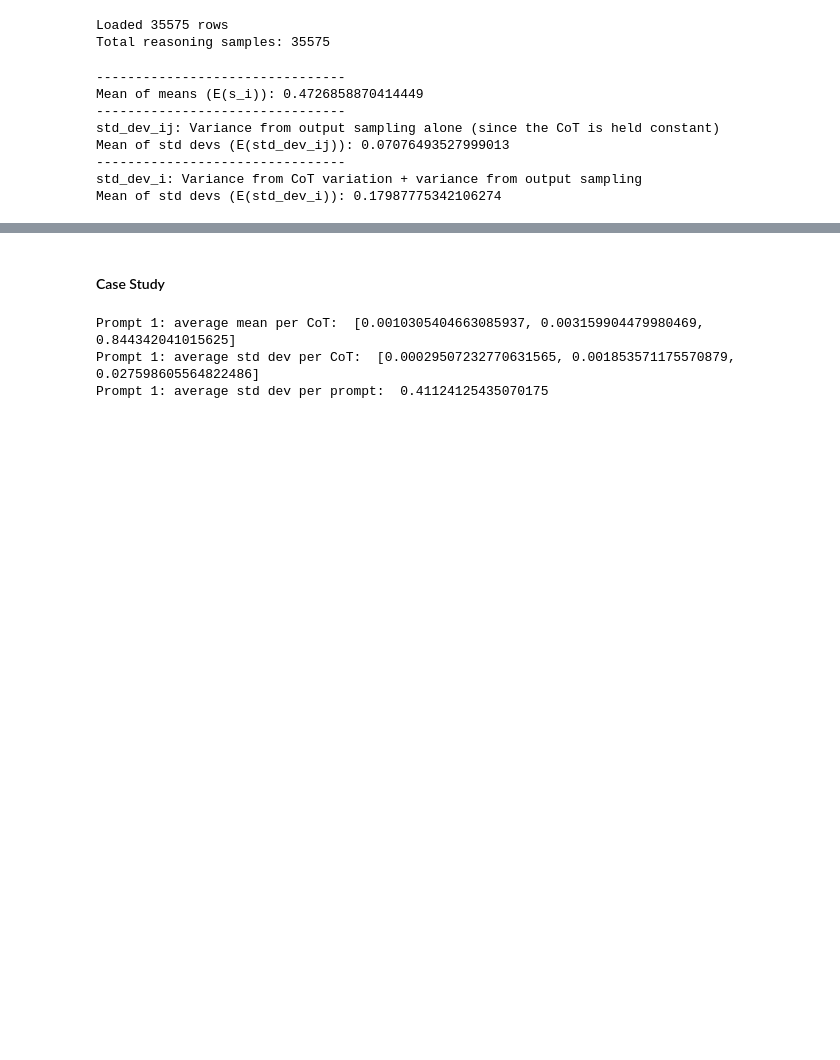
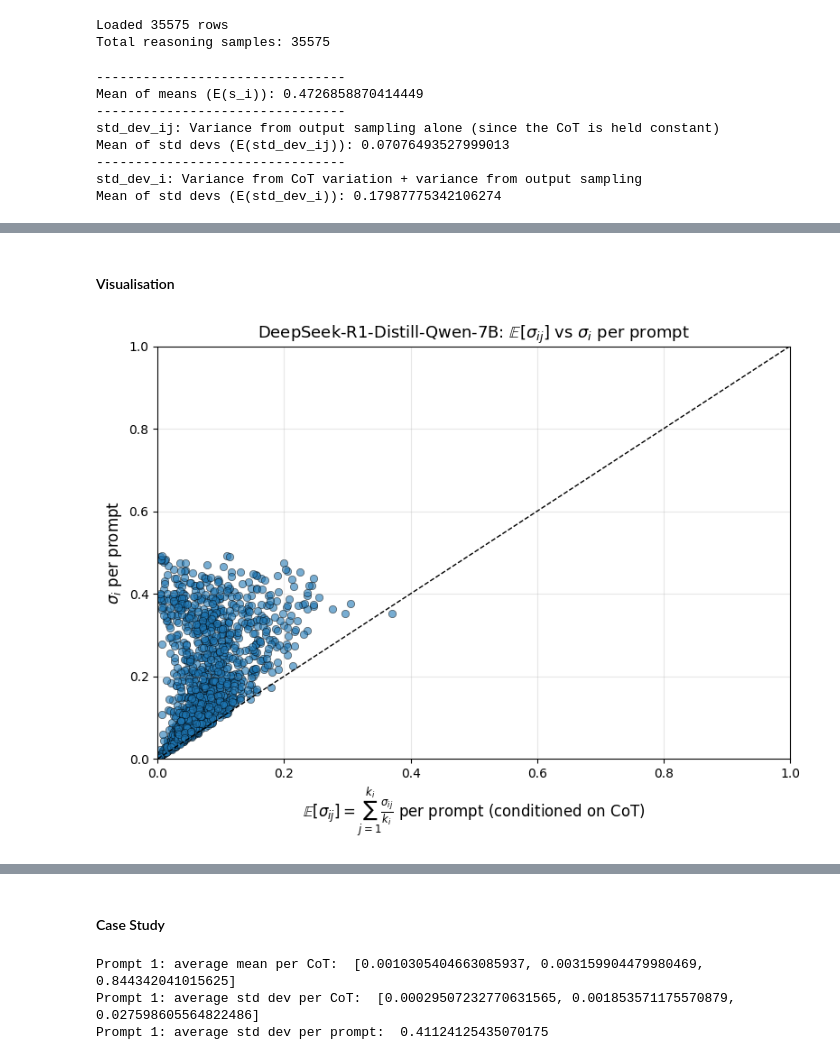
Before and after one commit to kureha-yamaguchi/reasoning-manipulation, a Jupyter notebook: utils/heuristic/compute_stats.ipynb, the cells around one changed output, grey strips where cells are left out. Cells and saved outputs as stored; diff of their text form; code cells hidden in the pictures; blank space fills up the shorter version.

```diff
--- a/utils/heuristic/compute_stats.ipynb
+++ b/utils/heuristic/compute_stats.ipynb
@@ -239,8 +239,8 @@ print(f"Total reasoning samples: {len(scored_rows)}")
 
 means_ij_deepseek_qwen, std_devs_ij_deepseek_qwen = compute_stats_per_prompt_cot(scored_rows)
 # Average per prompt first, then overall average
-per_prompt_avgs = [statistics.mean(sublist) for sublist in std_devs_ij_deepseek_qwen]
-overall_avg_across_ij = statistics.mean(per_prompt_avgs)
+per_prompt_avgs_deepseek_qwen = [statistics.mean(sublist) for sublist in std_devs_ij_deepseek_qwen]
+E_sigma_ij_deepseek_qwen = statistics.mean(per_prompt_avgs_deepseek_qwen)
 
 means_i_deepseek_qwen, std_devs_i_deepseek_qwen = compute_stats_per_prompt(scored_rows)
 
@@ -249,7 +249,7 @@ print(f"Mean of means (E(s_i)): {statistics.mean(means_i_deepseek_qwen)}")
 
 print("--------------------------------")
 print("std_dev_ij: Variance from output sampling alone (since the CoT is held constant)")
-print(f"Mean of std devs (E(std_dev_ij)): {overall_avg_across_ij}")
+print(f"Mean of std devs (E(std_dev_ij)): {E_sigma_ij_deepseek_qwen}")
 
 print("--------------------------------")
 print("std_dev_i: Variance from CoT variation + variance from output sampling")
@@ -268,0 +371,18 @@ Mean of std devs (E(std_dev_i)): 0.17987775342106274
+# %% [markdown]
+#### Visualisation
+# %%
+import matplotlib.pyplot as plt
+
+plt.figure(figsize=(8, 6))
+plt.scatter(per_prompt_avgs_deepseek_qwen, std_devs_i_deepseek_qwen, alpha=0.6, edgecolors='k', linewidths=0.5)
+plt.plot([0, 1], [0, 1], 'k--', linewidth=1, label='x = y')
+plt.xlim(0, 1.0)
+plt.ylim(0, 1.0)
+plt.xlabel(r'$\mathbb{E}[\sigma_{ij}]=\sum_{j=1}^{k_i}\frac{\sigma_{ij}}{k_i}$ per prompt (conditioned on CoT)', fontsize=12)
+plt.ylabel(r'$\sigma_{i}$ per prompt', fontsize=12)
+plt.title('DeepSeek-R1-Distill-Qwen-7B: $\mathbb{E}[\sigma_{ij}]$ vs $\sigma_{i}$ per prompt', fontsize=13)
+plt.grid(True, alpha=0.3)
+plt.tight_layout()
+plt.show()
+# %% [output]
+[figure, added]
```
Also changed, not shown: parts of 6 cells of this notebook.
